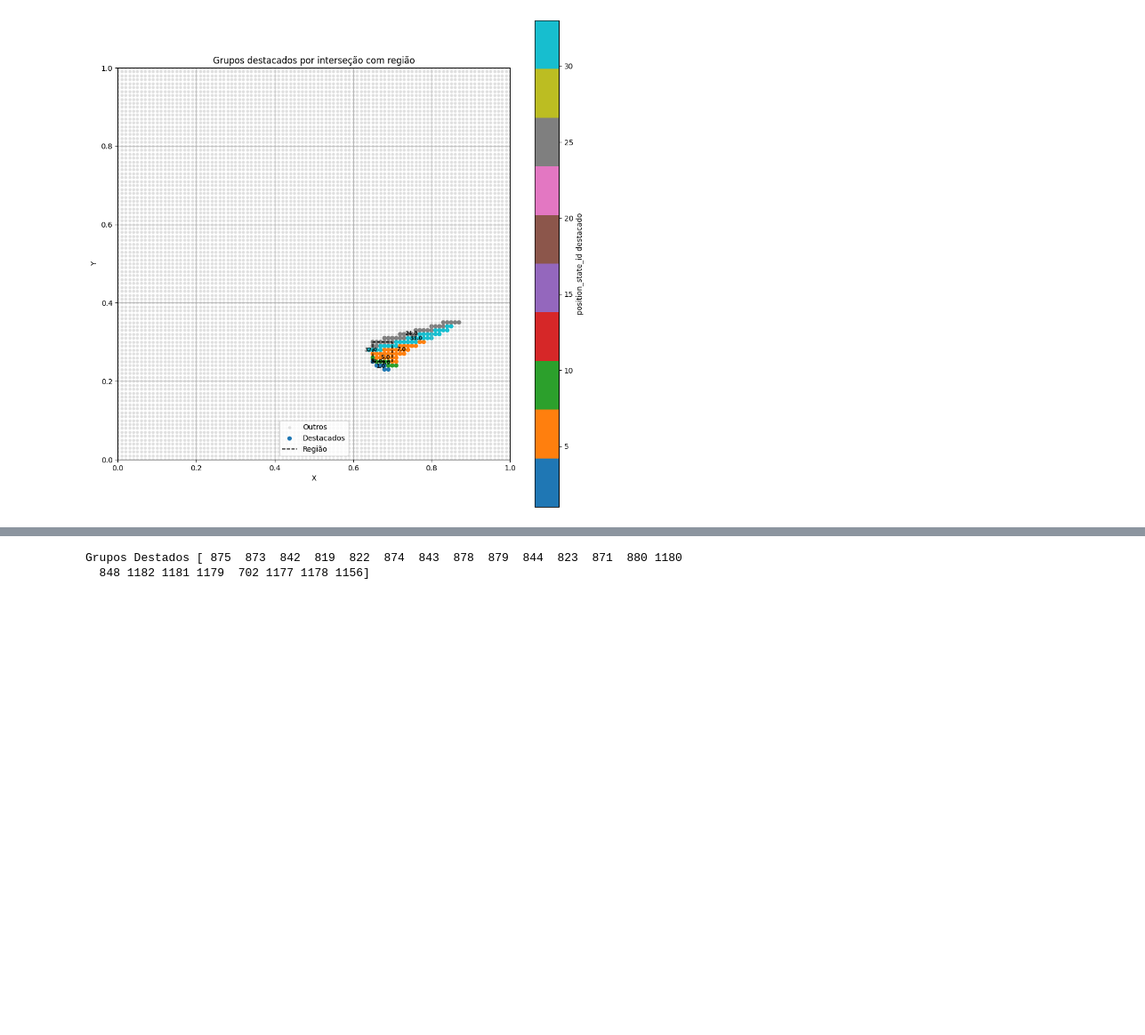
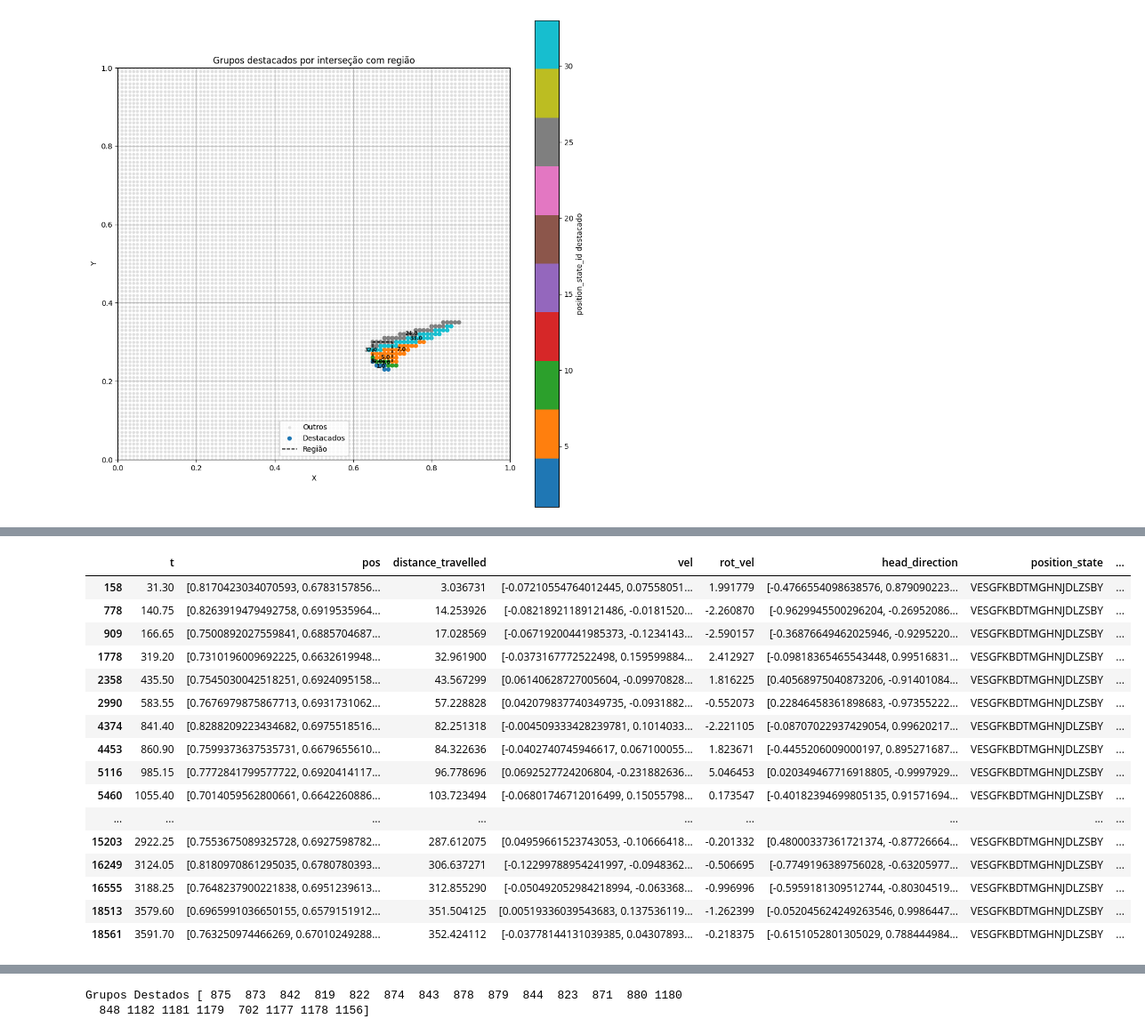
Before and after one commit to mgteus/navitrans, a Jupyter notebook: navitran_vizz_reboot_bert.ipynb, the cells around one changed output, grey strips where cells are left out. Shown at 89% size. Cells and saved outputs as stored; diff of their text form; code cells hidden in the pictures; blank space fills up the shorter version.

```diff
--- a/navitran_vizz_reboot_bert.ipynb
+++ b/navitran_vizz_reboot_bert.ipynb
@@ -681,0 +709,20 @@ plot_position_states(apd, [5, 7, 1,9, 10, 27, 24,32,  35])
+# %%
+df[df['position_state_id'] == 1974]
+# %% [output]
+|  | t | pos | distance_travelled | vel | rot_vel | head_direction | position_state | ... |
+| 158 | 31.30 | [0.8170423034070593, 0.6783157856... | 3.036731 | [-0.07210554764012445, 0.07558051... | 1.991779 | [-0.4766554098638576, 0.879090223... | VESGFKBDTMGHNJDLZSBY | ... |
+| 778 | 140.75 | [0.8263919479492758, 0.6919535964... | 14.253926 | [-0.08218921189121486, -0.0181520... | -2.260870 | [-0.9629945500296204, -0.26952086... | VESGFKBDTMGHNJDLZSBY | ... |
+| 909 | 166.65 | [0.7500892027559841, 0.6885704687... | 17.028569 | [-0.06719200441985373, -0.1234143... | -2.590157 | [-0.36876649462025946, -0.9295220... | VESGFKBDTMGHNJDLZSBY | ... |
+| 1778 | 319.20 | [0.7310196009692225, 0.6632619948... | 32.961900 | [-0.0373167772522498, 0.159599884... | 2.412927 | [-0.09818365465543448, 0.99516831... | VESGFKBDTMGHNJDLZSBY | ... |
+| 2358 | 435.50 | [0.7545030042518251, 0.6924095158... | 43.567299 | [0.06140628727005604, -0.09970828... | 1.816225 | [0.40568975040873206, -0.91401084... | VESGFKBDTMGHNJDLZSBY | ... |
+| 2990 | 583.55 | [0.7676979875867713, 0.6931731062... | 57.228828 | [0.042079837740349735, -0.0931882... | -0.552073 | [0.22846458361898683, -0.97355222... | VESGFKBDTMGHNJDLZSBY | ... |
+| 4374 | 841.40 | [0.8288209223434682, 0.6975518516... | 82.251318 | [-0.004509333428239781, 0.1014033... | -2.221105 | [-0.08707022937429054, 0.99620217... | VESGFKBDTMGHNJDLZSBY | ... |
+| 4453 | 860.90 | [0.7599373637535731, 0.6679655610... | 84.322636 | [-0.0402740745946617, 0.067100055... | 1.823671 | [-0.4455206009000197, 0.895271687... | VESGFKBDTMGHNJDLZSBY | ... |
+| 5116 | 985.15 | [0.7772841799577722, 0.6920414117... | 96.778696 | [0.0692527724206804, -0.231882636... | 5.046453 | [0.020349467716918805, -0.9997929... | VESGFKBDTMGHNJDLZSBY | ... |
+| 5460 | 1055.40 | [0.7014059562800661, 0.6642260886... | 103.723494 | [-0.06801746712016499, 0.15055798... | 0.173547 | [-0.40182394699805135, 0.91571694... | VESGFKBDTMGHNJDLZSBY | ... |
+| ... | ... | ... | ... | ... | ... | ... | ... | ... |
+| 15203 | 2922.25 | [0.7553675089325728, 0.6927598782... | 287.612075 | [0.04959661523743053, -0.10666418... | -0.201332 | [0.48000337361721374, -0.87726664... | VESGFKBDTMGHNJDLZSBY | ... |
+| 16249 | 3124.05 | [0.8180970861295035, 0.6780780393... | 306.637271 | [-0.12299788954241997, -0.0948362... | -0.506695 | [-0.7749196389756028, -0.63205977... | VESGFKBDTMGHNJDLZSBY | ... |
+| 16555 | 3188.25 | [0.7648237900221838, 0.6951239613... | 312.855290 | [-0.050492052984218994, -0.063368... | -0.996996 | [-0.5959181309512744, -0.80304519... | VESGFKBDTMGHNJDLZSBY | ... |
+| 18513 | 3579.60 | [0.6965991036650155, 0.6579151912... | 351.504125 | [0.00519336039543683, 0.137536119... | -1.262399 | [-0.052045624249263546, 0.9986447... | VESGFKBDTMGHNJDLZSBY | ... |
+| 18561 | 3591.70 | [0.763250974466269, 0.67010249288... | 352.424112 | [-0.03778144131039385, 0.04307893... | -0.218375 | [-0.6151052801305029, 0.788444984... | VESGFKBDTMGHNJDLZSBY | ... |
```
Also changed, not shown: parts of 26 cells of this notebook, 1 other file.
